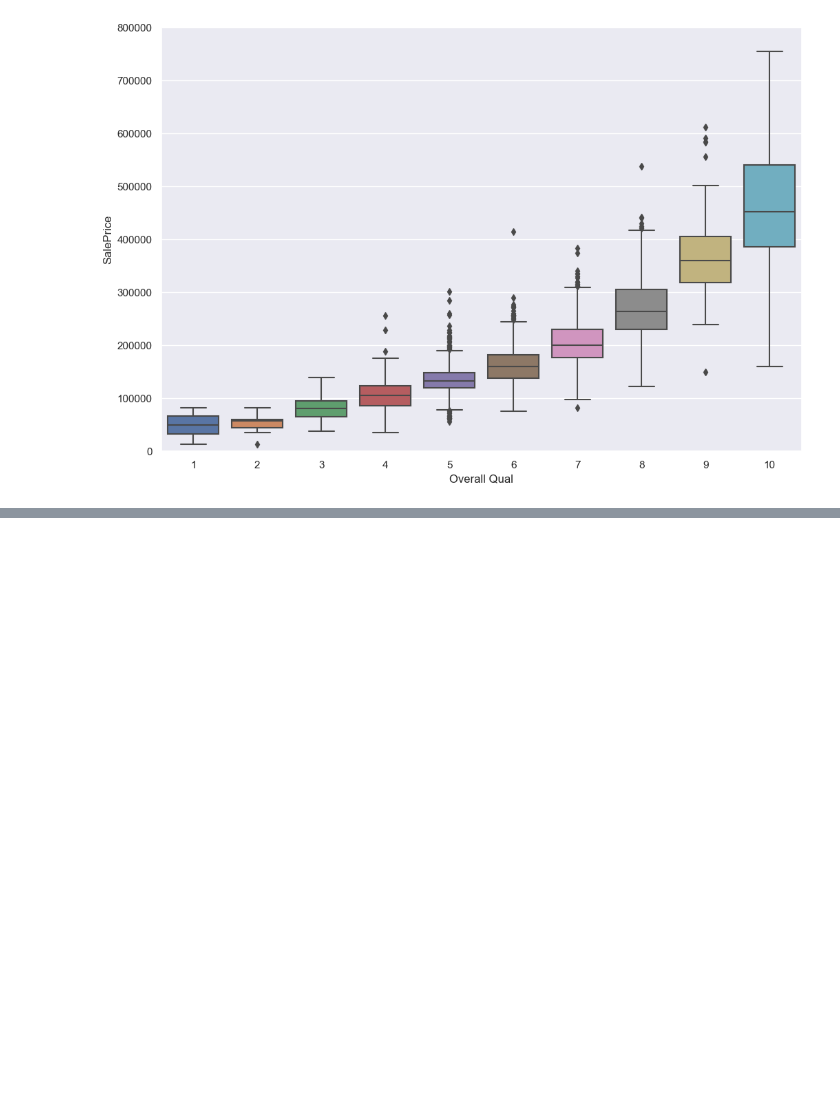
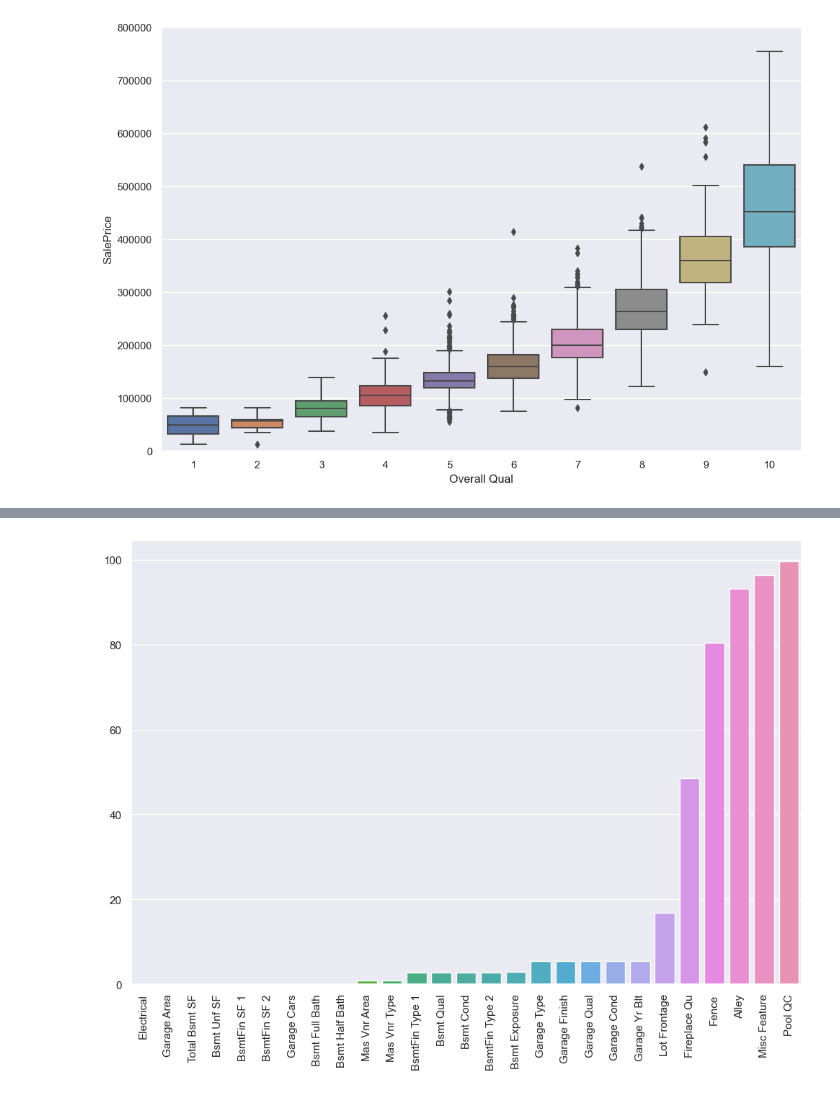
Before and after one commit to Cesaraventura/AmasIowaHousing, a Jupyter notebook: ames.ipynb, the cells around one changed output, grey strips where cells are left out. Cells and saved outputs as stored; diff of their text form; code cells hidden in the pictures; blank space fills up the shorter version.

Commit message:
Add files via upload
exploration and cleaning of Ames Housing data

```diff
--- a/ames.ipynb
+++ b/ames.ipynb
@@ -222,0 +245,2 @@ fig.axis(ymin=0, ymax=800000)
+# %%
+data = data.drop(index = [1498,2181,2182], axis=0)
@@ -222,0 +268,2 @@ fig.axis(ymin=0, ymax=800000)
+# %%
+data = data.drop(columns = "PID")
@@ -222,0 +289,10 @@ fig.axis(ymin=0, ymax=800000)
+# %%
+def percent_missing(data):
+    percent_nan = 100* data.isnull().sum() / len(data)
+    percent_nan = percent_nan[percent_nan>0].sort_values()
+    return percent_nan
+percent_nan = percent_missing(data)
+sns.barplot(x=percent_nan.index,y=percent_nan)
+plt.xticks(rotation=90);
+# %% [output]
+[figure, added]
```
Also changed, not shown: parts of 45 cells of this notebook.
